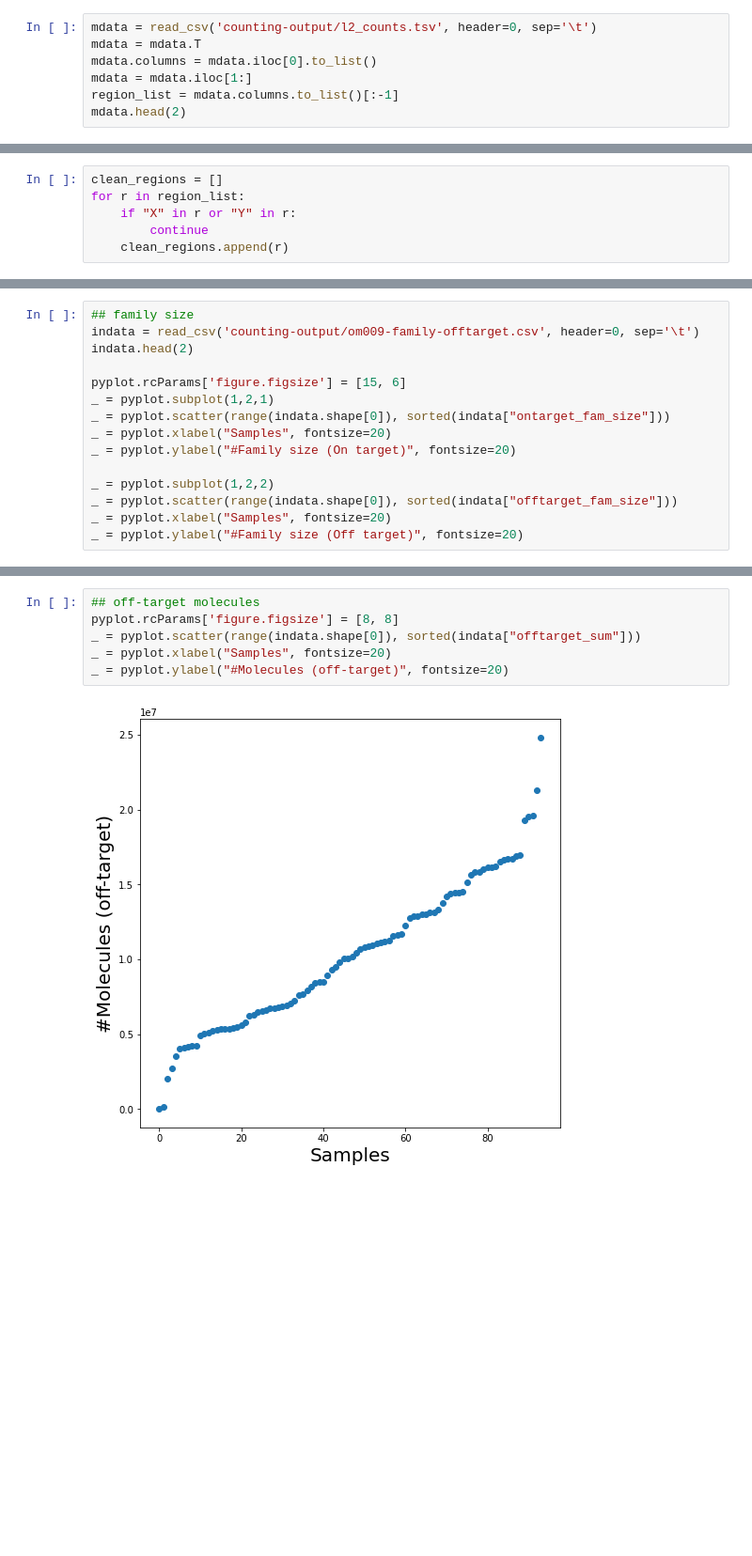
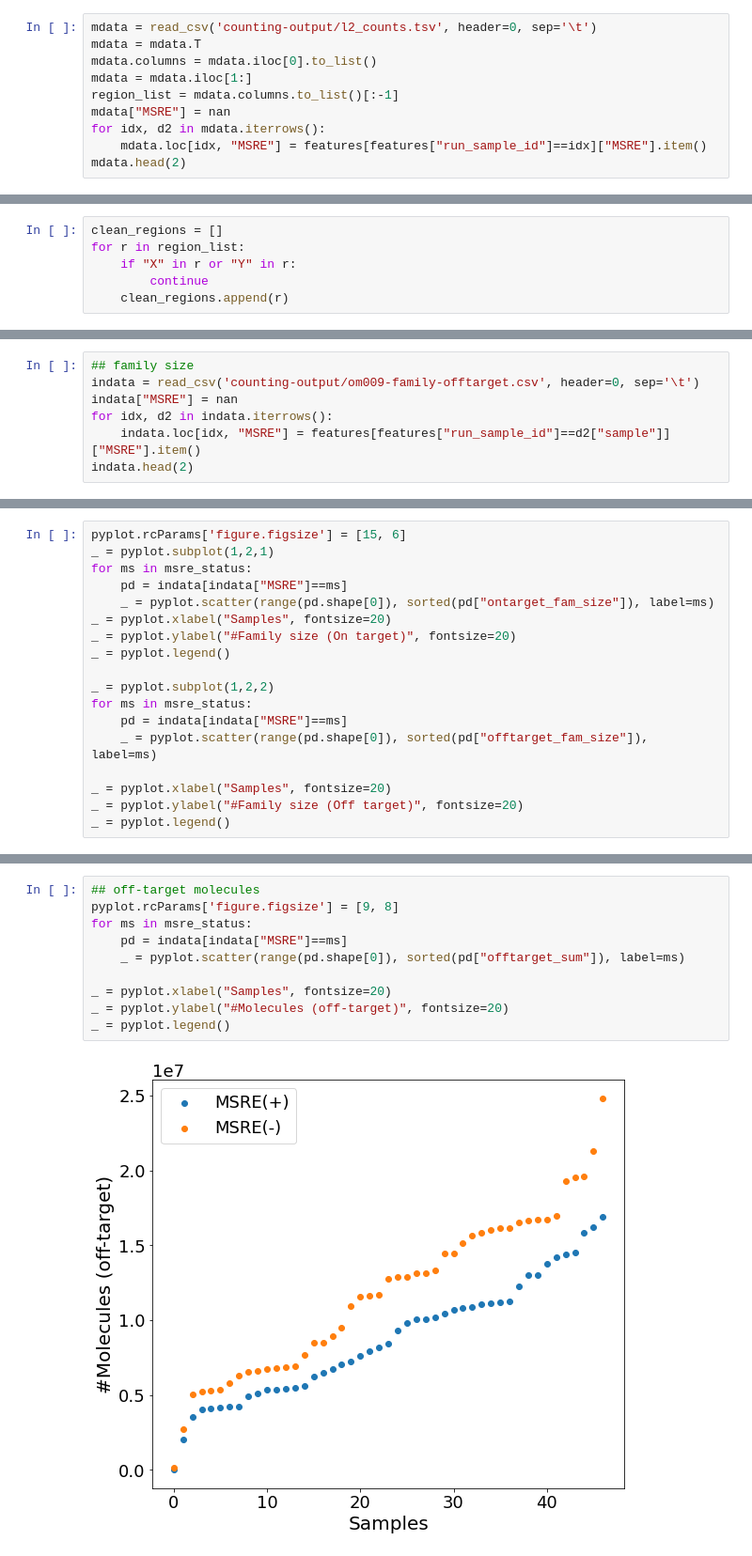
Before and after one commit to gh-schen/assay-analysis, a Jupyter notebook: om-227/mbd-msre-comparison.ipynb, the cells around one changed output, grey strips where cells are left out. Shown at 94% size. Cells and saved outputs as stored; diff of their text form; blank space fills up the shorter version.

Commit message:
add MSRE+/-analysis

```diff
--- a/om-227/mbd-msre-comparison.ipynb
+++ b/om-227/mbd-msre-comparison.ipynb
@@ -8,6 +31,9 @@ mdata = mdata.T
 mdata.columns = mdata.iloc[0].to_list()
 mdata = mdata.iloc[1:]
 region_list = mdata.columns.to_list()[:-1]
+mdata["MSRE"] = nan
+for idx, d2 in mdata.iterrows():
+    mdata.loc[idx, "MSRE"] = features[features["run_sample_id"]==idx]["MSRE"].item()
 mdata.head(2)
 # %% [output]
 |  | 1_10002945_10003896 | 1_100315326_100316120 | 1_1003813_1004865 | 1_100435187_100436167 | ... |
@@ -48,16 +91,8 @@ _ = pyplot.ylabel("#Total molecules (no chrX & Y)", fontsize=20)
 # %%
 ## family size
 indata = read_csv('counting-output/om009-family-offtarget.csv', header=0, sep='\t')
+indata["MSRE"] = nan
+for idx, d2 in indata.iterrows():
+    indata.loc[idx, "MSRE"] = features[features["run_sample_id"]==d2["sample"]]["MSRE"].item()
 indata.head(2)
-
-pyplot.rcParams['figure.figsize'] = [15, 6]
-_ = pyplot.subplot(1,2,1)
-_ = pyplot.scatter(range(indata.shape[0]), sorted(indata["ontarget_fam_size"]))
-_ = pyplot.xlabel("Samples", fontsize=20)
-_ = pyplot.ylabel("#Family size (On target)", fontsize=20)
-
-_ = pyplot.subplot(1,2,2)
-_ = pyplot.scatter(range(indata.shape[0]), sorted(indata["offtarget_fam_size"]))
-_ = pyplot.xlabel("Samples", fontsize=20)
-_ = pyplot.ylabel("#Family size (Off target)", fontsize=20)
 # %% [output]
@@ -64,0 +102,18 @@ _ = pyplot.ylabel("#Family size (Off target)", fontsize=20)
+# %%
+pyplot.rcParams['figure.figsize'] = [15, 6]
+_ = pyplot.subplot(1,2,1)
+for ms in msre_status:
+    pd = indata[indata["MSRE"]==ms]
+    _ = pyplot.scatter(range(pd.shape[0]), sorted(pd["ontarget_fam_size"]), label=ms)
+_ = pyplot.xlabel("Samples", fontsize=20)
+_ = pyplot.ylabel("#Family size (On target)", fontsize=20)
+_ = pyplot.legend()
+
+_ = pyplot.subplot(1,2,2)
+for ms in msre_status:
+    pd = indata[indata["MSRE"]==ms]
+    _ = pyplot.scatter(range(pd.shape[0]), sorted(pd["offtarget_fam_size"]), label=ms)
+
+_ = pyplot.xlabel("Samples", fontsize=20)
+_ = pyplot.ylabel("#Family size (Off target)", fontsize=20)
+_ = pyplot.legend()
@@ -72,9 +129,13 @@ _ = pyplot.ylabel("#Molecules (on target, no cutoff)", fontsize=20)
 [figure]
 # %%
 ## off-target molecules
-pyplot.rcParams['figure.figsize'] = [8, 8]
-_ = pyplot.scatter(range(indata.shape[0]), sorted(indata["offtarget_sum"]))
+pyplot.rcParams['figure.figsize'] = [9, 8]
+for ms in msre_status:
+    pd = indata[indata["MSRE"]==ms]
+    _ = pyplot.scatter(range(pd.shape[0]), sorted(pd["offtarget_sum"]), label=ms)
+
 _ = pyplot.xlabel("Samples", fontsize=20)
 _ = pyplot.ylabel("#Molecules (off-target)", fontsize=20)
+_ = pyplot.legend()
 # %% [output]
-[figure, old version]
+[figure, new version]
```
Also changed, not shown: parts of 17 cells of this notebook.
